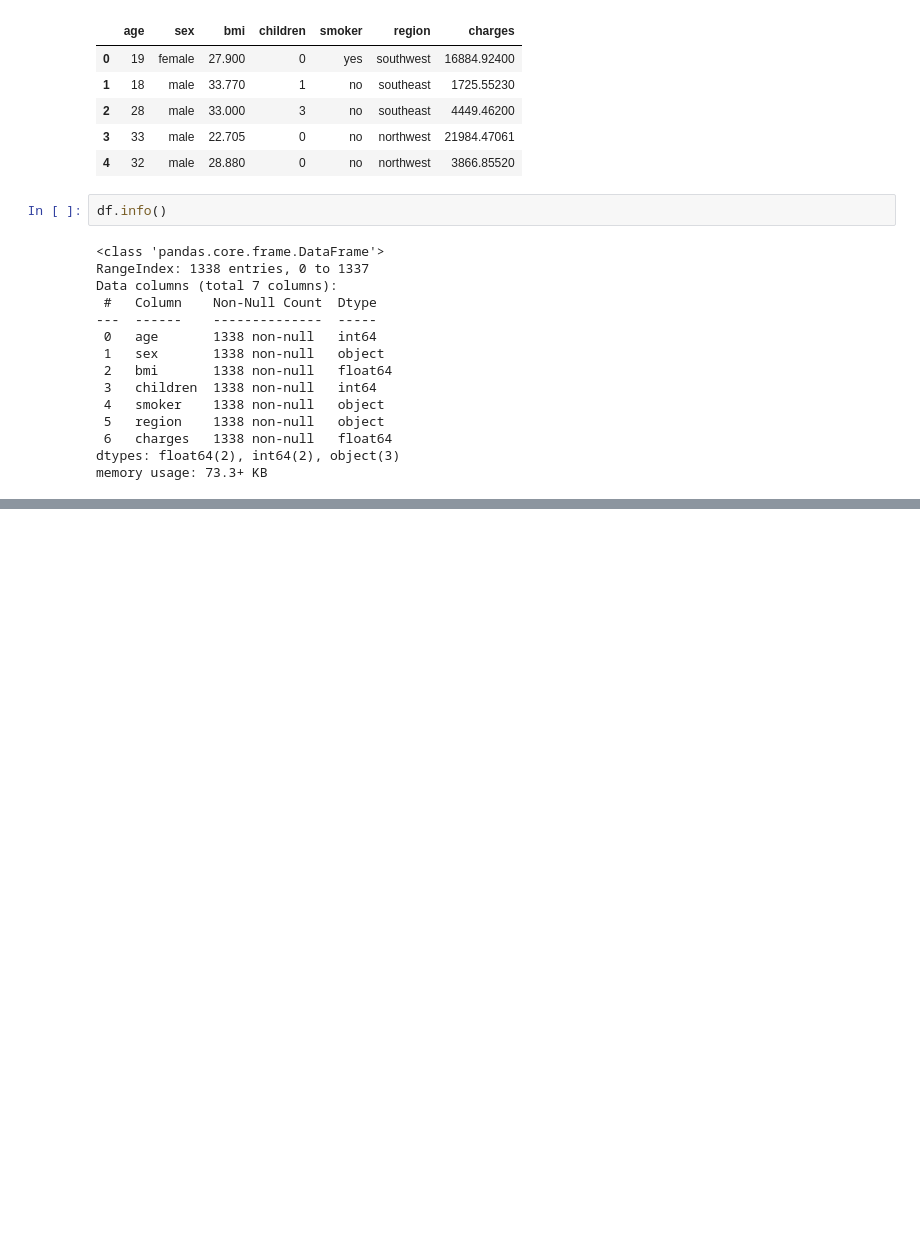
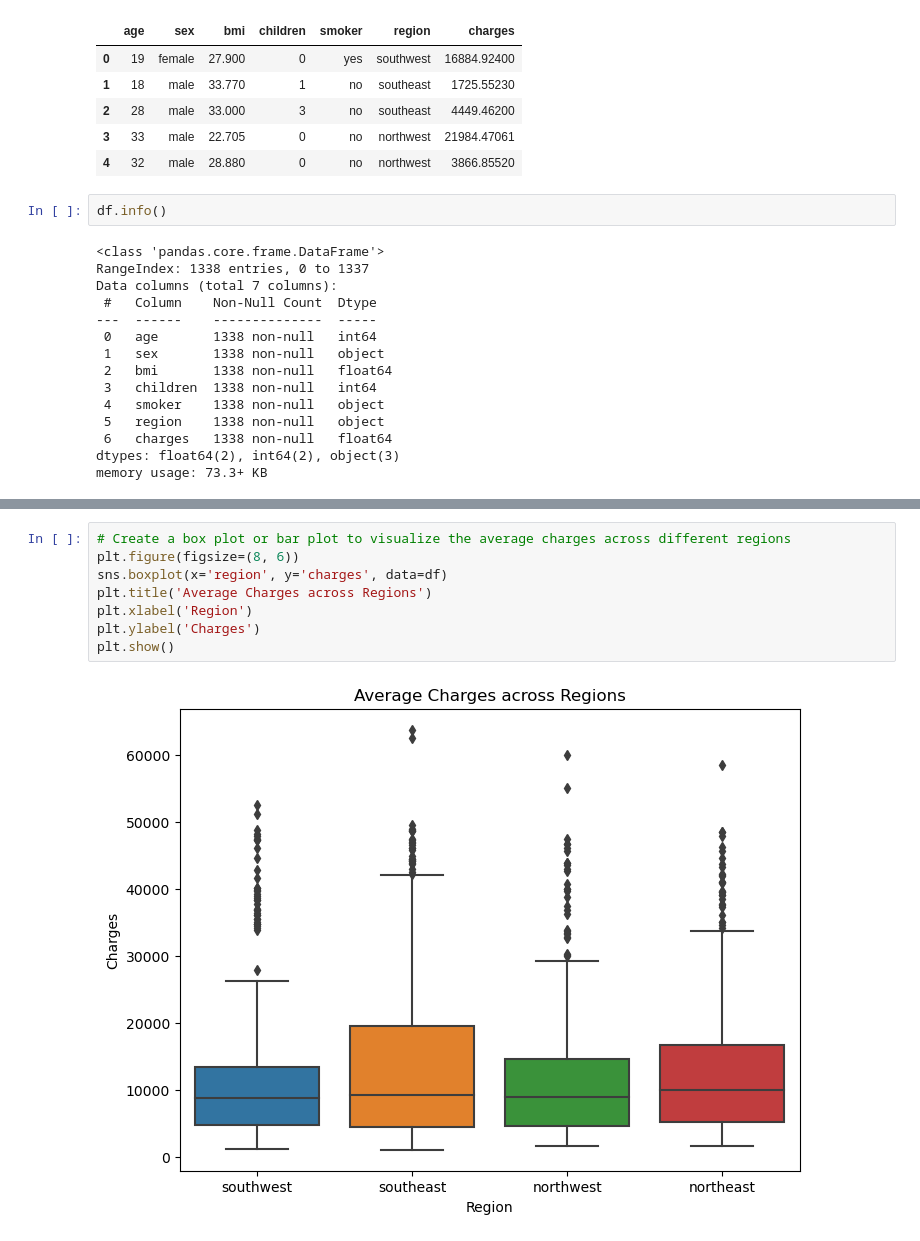
Before and after one commit to DPatt365/Hypothesis-Testing-with-Insurance-Data, a Jupyter notebook: Hypothesis Testing with Insurance Data (Core).ipynb, the cells around one changed output, grey strips where cells are left out. Saved outputs shown, nothing was run; the diff lists cells and outputs as text; blank space fills up the shorter version.

```diff
--- a/Hypothesis Testing with Insurance Data (Core).ipynb
+++ b/Hypothesis Testing with Insurance Data (Core).ipynb
@@ -267,0 +182,10 @@ Name: smoker, dtype: int64
+# %%
+# Create a box plot or bar plot to visualize the average charges across different regions
+plt.figure(figsize=(8, 6))
+sns.boxplot(x='region', y='charges', data=df)
+plt.title('Average Charges across Regions')
+plt.xlabel('Region')
+plt.ylabel('Charges')
+plt.show()
+# %% [output]
+[figure, added]
```
Also changed, not shown: parts of 57 cells of this notebook.
